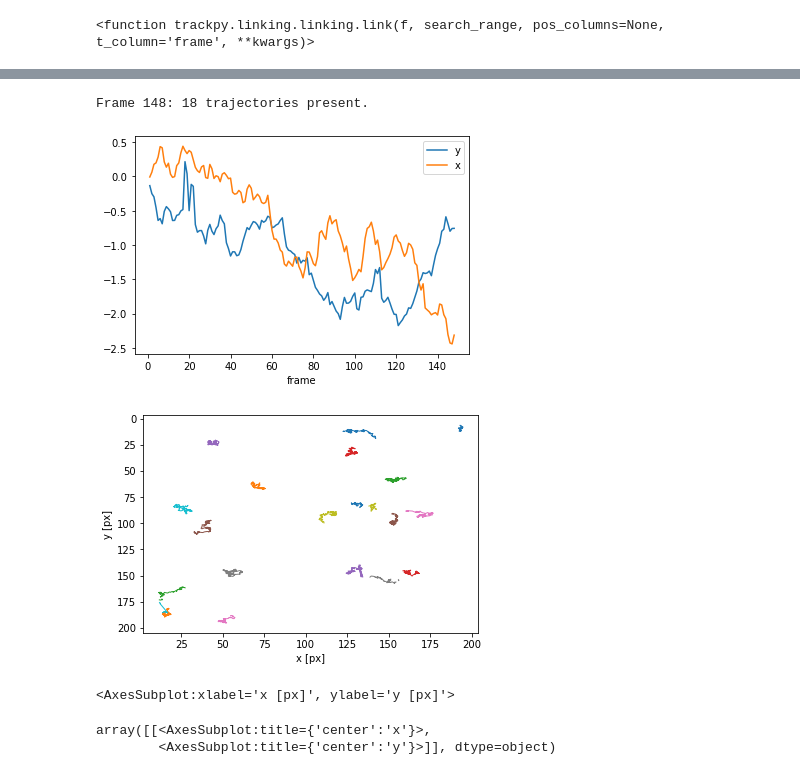
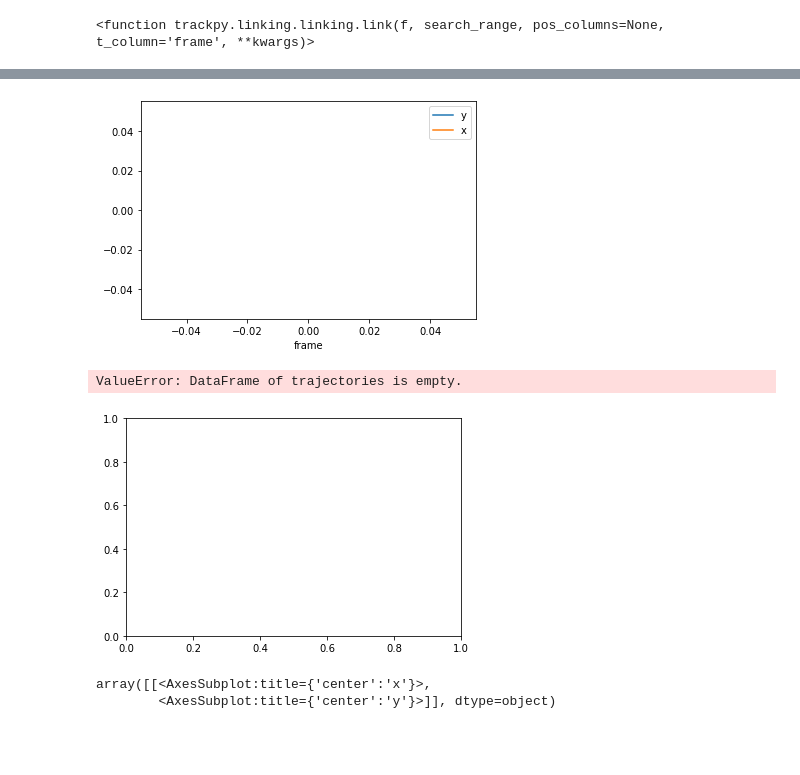
Before and after one commit to luclepot/brownian_motion_analysis, a Jupyter notebook: analysis.ipynb, the cells around one changed output, grey strips where cells are left out. Drawn from its saved outputs; the diff is of its cells as text; code cells hidden in the pictures; blank space fills up the shorter version.

```diff
--- a/analysis.ipynb
+++ b/analysis.ipynb
@@ -203,19 +361,18 @@ tp.link
 # %%
-t = tp.link(found, 10, memory=3)
+t = tp.link(found, 3, memory=3)
 t1 = tp.filter_stubs(t, 25)
 
 drift = tp.compute_drift(t1)
 drift.plot()
 
 t2 = tp.subtract_drift(t1, drift)
 # %% [output]
-Frame 148: 18 trajectories present.
-[figure, old version]
+[figure, new version]
 # %%
 tp.plot_traj(t2)
 # %% [output]
+ValueError: DataFrame of trajectories is empty.
-[figure, old version]
+[figure, new version]
-<AxesSubplot:xlabel='x [px]', ylabel='y [px]'>
 # %%
 tp.subpx_bias(found)
 # %% [output]
```
Also changed, not shown: parts of 19 cells of this notebook, 2 other files.
